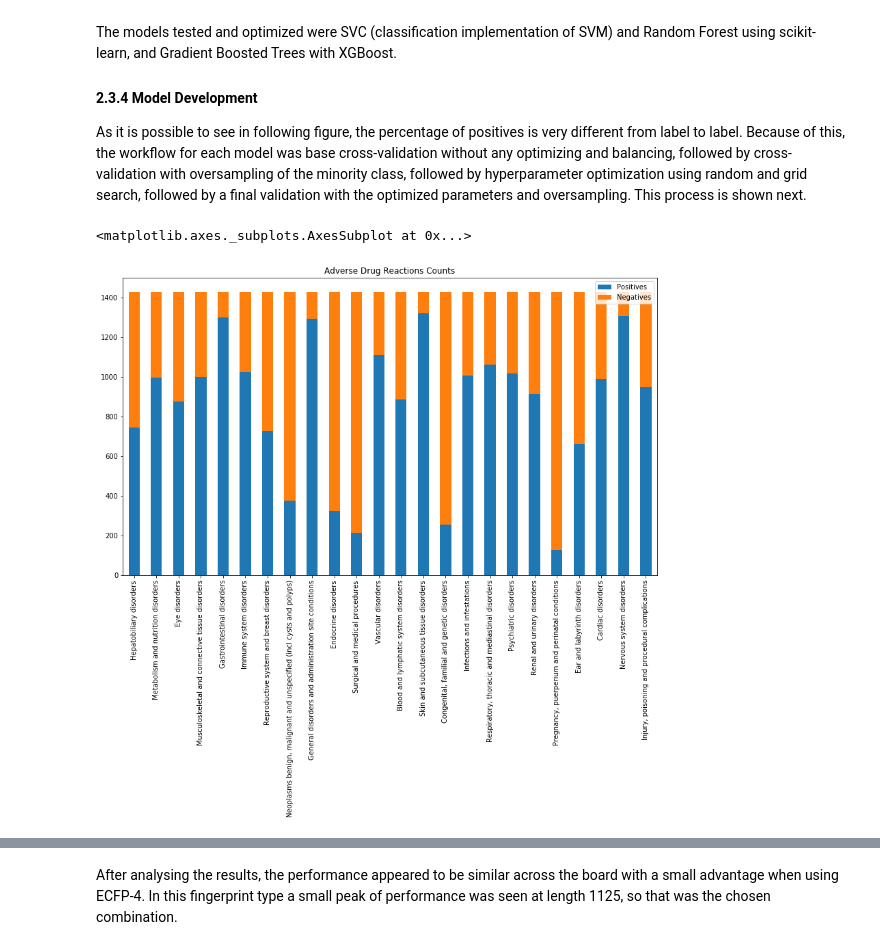
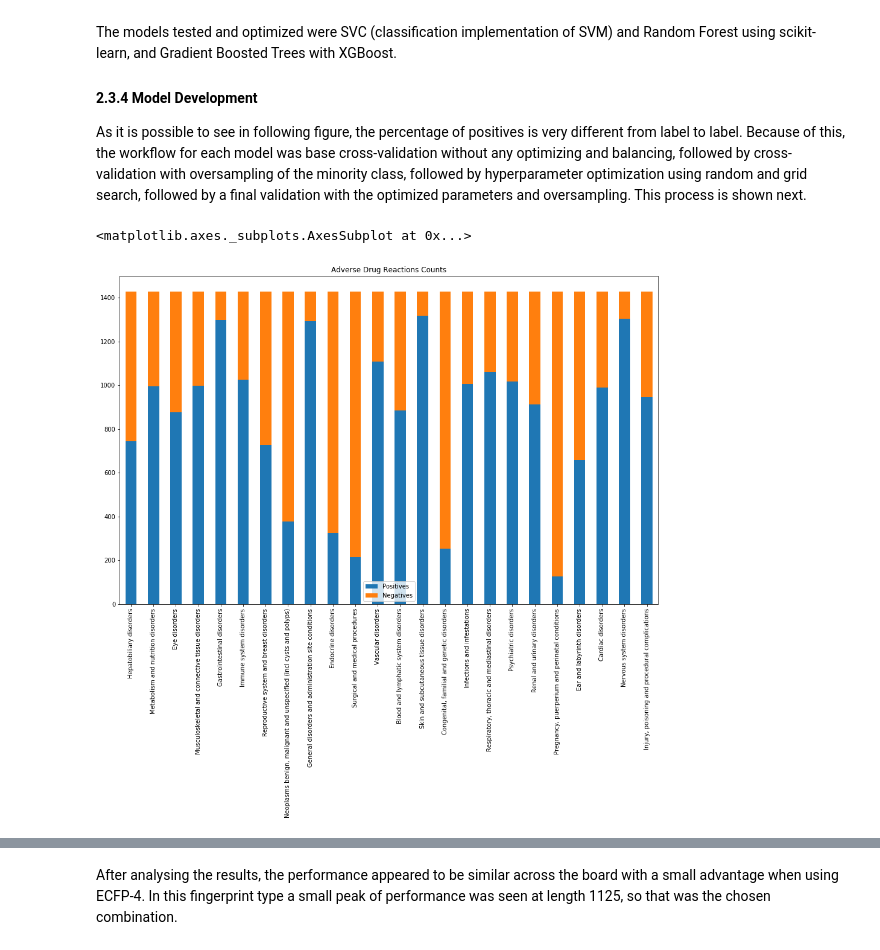
Before and after one commit to ricardoamferreira/Predicting-Adverse-Drug-Reactions-with-Machine-Learning, a Jupyter notebook: Predicting Adverse Drug Reactions With Machine Learning.ipynb, the cells around one changed output, grey strips where cells are left out. Saved outputs shown, nothing was run; the diff lists cells and outputs as text; code cells hidden in the pictures.

```diff
--- a/Predicting Adverse Drug Reactions With Machine Learning.ipynb
+++ b/Predicting Adverse Drug Reactions With Machine Learning.ipynb
@@ -84,11 +84,10 @@ When transforming OFFSIDES and after getting the SMILES from the STITCH IDs, the
 # %%
 d = {"Positives": y_all.sum(axis=0), "Negatives": 1427 - y_all.sum(axis=0)}
 countsm = pd.DataFrame(data=d)
-df_perc = countsm / 1427
-countsm.plot(kind='bar', figsize=(14, 8), title="Adverse Drug Reactions Counts", ylim=(0, 1500), stacked=True)
+countsm.plot(kind='bar', figsize=(16, 10), title="Adverse Drug Reactions Counts", ylim=(0, 1500), stacked=True)
 # %% [output]
 <matplotlib.axes._subplots.AxesSubplot at 0x...>
-[figure, old version]
+[figure, new version]
 # %% [markdown]
 ML model development and validation:
 <img src="jupyter_images/model.png" alt="Drawing" style="width: 600px;"/>
```
Also changed, not shown: parts of 45 cells of this notebook, 2 other files.
